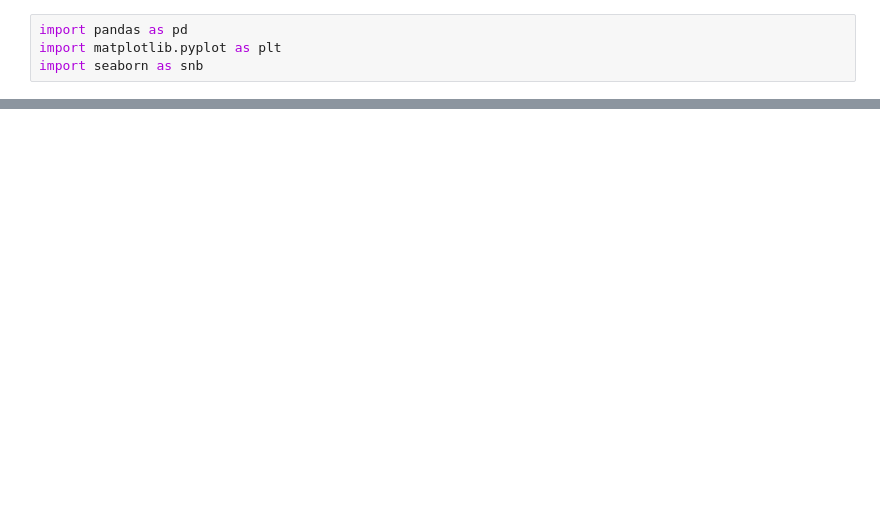
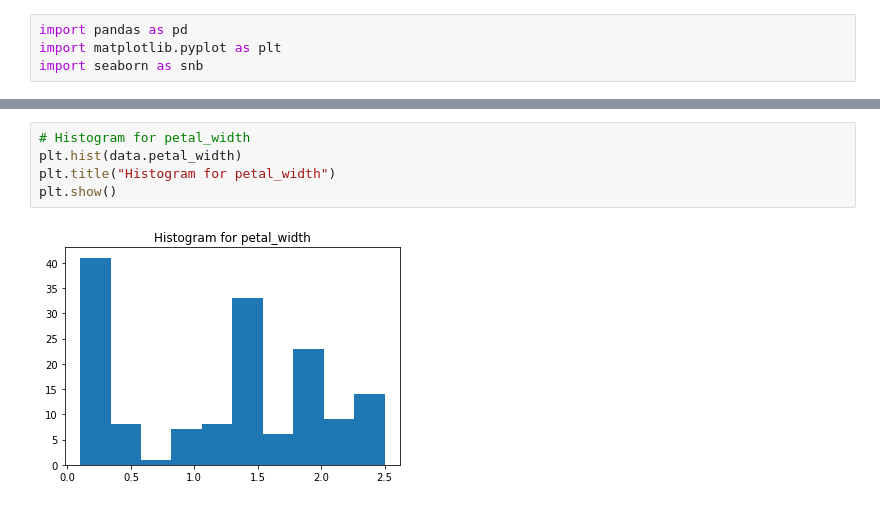
Before and after one commit to slimxy/CRAI-DataScience, a Jupyter notebook: Assignment1.ipynb, the cells around one changed output, grey strips where cells are left out. Saved outputs shown, nothing was run; the diff lists cells and outputs as text; blank space fills up the shorter version.

```diff
--- a/Assignment1.ipynb
+++ b/Assignment1.ipynb
@@ -174,0 +62,7 @@ TypeError: pie() missing 1 required positional argument: 'x'
+# %%
+# Histogram for petal_width
+plt.hist(data.petal_width)
+plt.title("Histogram for petal_width")
+plt.show()
+# %% [output]
+[figure, added]
```
Also changed, not shown: parts of 39 cells of this notebook, 5 other files.
